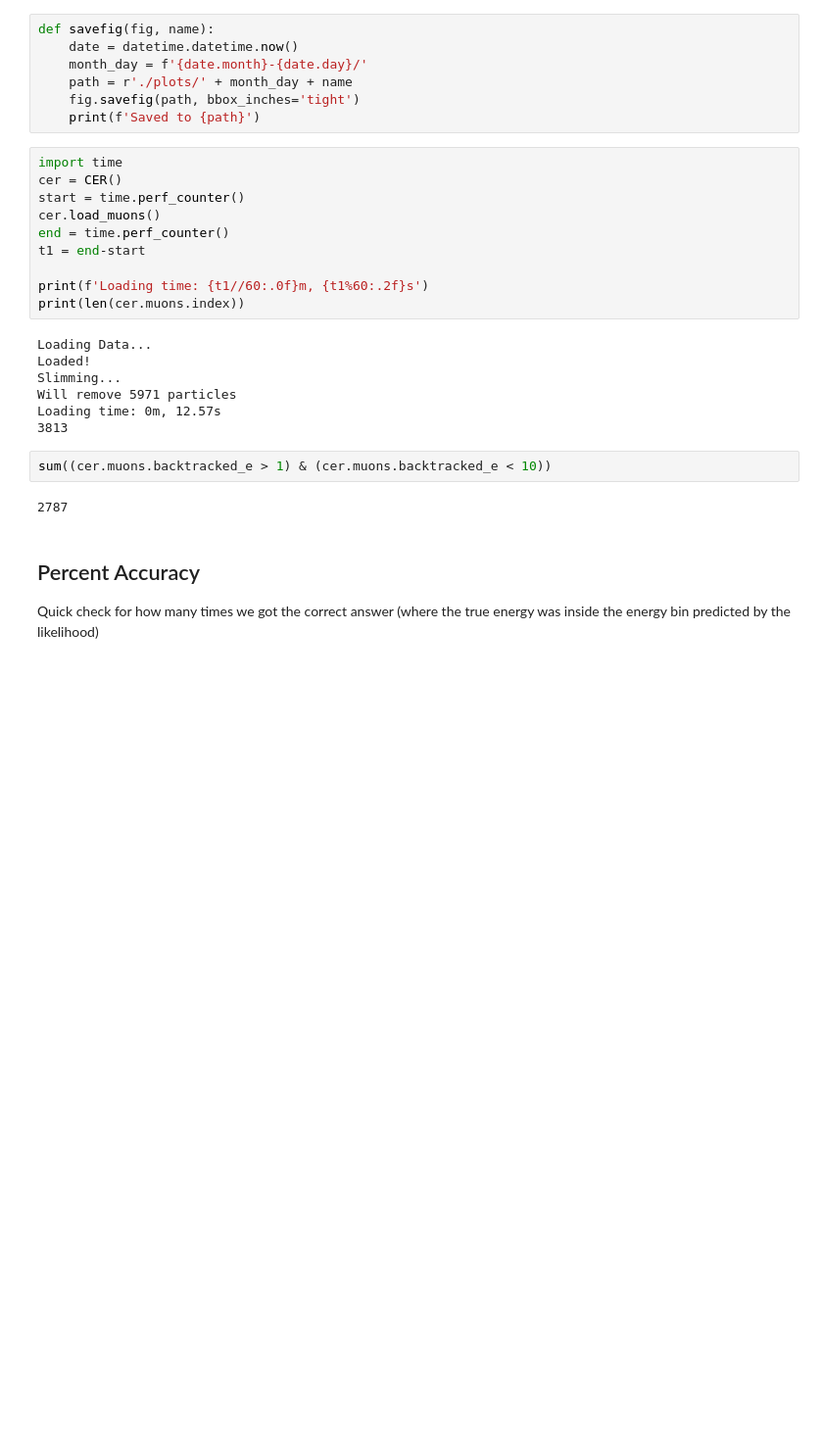
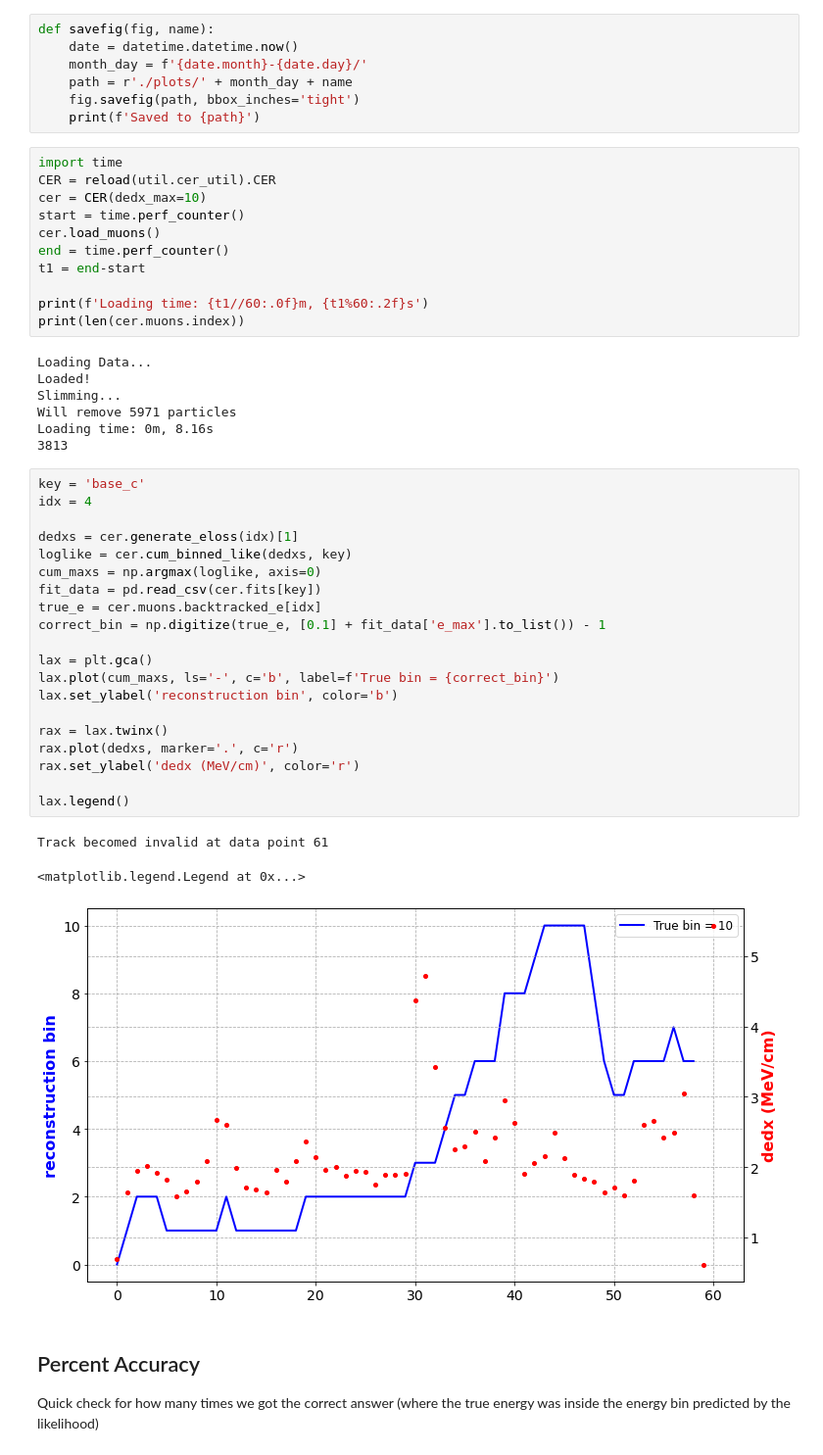
Before and after one commit to socrossley/Cosmic_Muon_CER, a Jupyter notebook: Test_Like.ipynb, the cells around one changed output. Shown at 98% size. Drawn from its saved outputs; the diff is of its cells as text; blank space fills up the shorter version.

```diff
--- a/Test_Like.ipynb
+++ b/Test_Like.ipynb
@@ -61,7 +82,8 @@ def savefig(fig, name):
     print(f'Saved to {path}')
 # %%
 import time
-cer = CER()
+CER = reload(util.cer_util).CER
+cer = CER(dedx_max=10)
 start = time.perf_counter()
 cer.load_muons()
 end = time.perf_counter()
@@ -74,12 +96,32 @@ Loading Data...
 Loaded!
 Slimming...
 Will remove 5971 particles
-Loading time: 0m, 12.57s
+Loading time: 0m, 8.16s
 3813
-# %%
-sum((cer.muons.backtracked_e > 1) & (cer.muons.backtracked_e < 10))
-# %% [output]
-2787
+# %%
+key = 'base_c'
+idx = 4
+
+dedxs = cer.generate_eloss(idx)[1]
+loglike = cer.cum_binned_like(dedxs, key)
+cum_maxs = np.argmax(loglike, axis=0)
+fit_data = pd.read_csv(cer.fits[key])
+true_e = cer.muons.backtracked_e[idx]
+correct_bin = np.digitize(true_e, [0.1] + fit_data['e_max'].to_list()) - 1
+
+lax = plt.gca()
+lax.plot(cum_maxs, ls='-', c='b', label=f'True bin = {correct_bin}')
+lax.set_ylabel('reconstruction bin', color='b')
+
+rax = lax.twinx()
+rax.plot(dedxs, marker='.', c='r')
+rax.set_ylabel('dedx (MeV/cm)', color='r')
+
+lax.legend()
+# %% [output]
+Track becomed invalid at data point 61
+<matplotlib.legend.Legend at 0x...>
+[figure, added]
 # %% [markdown]
 ## Percent Accuracy
 Quick check for how many times we got the correct answer (where the true energy was inside the energy bin predicted by the likelihood)
```
Also changed, not shown: parts of 11 cells of this notebook, 6 other files.
